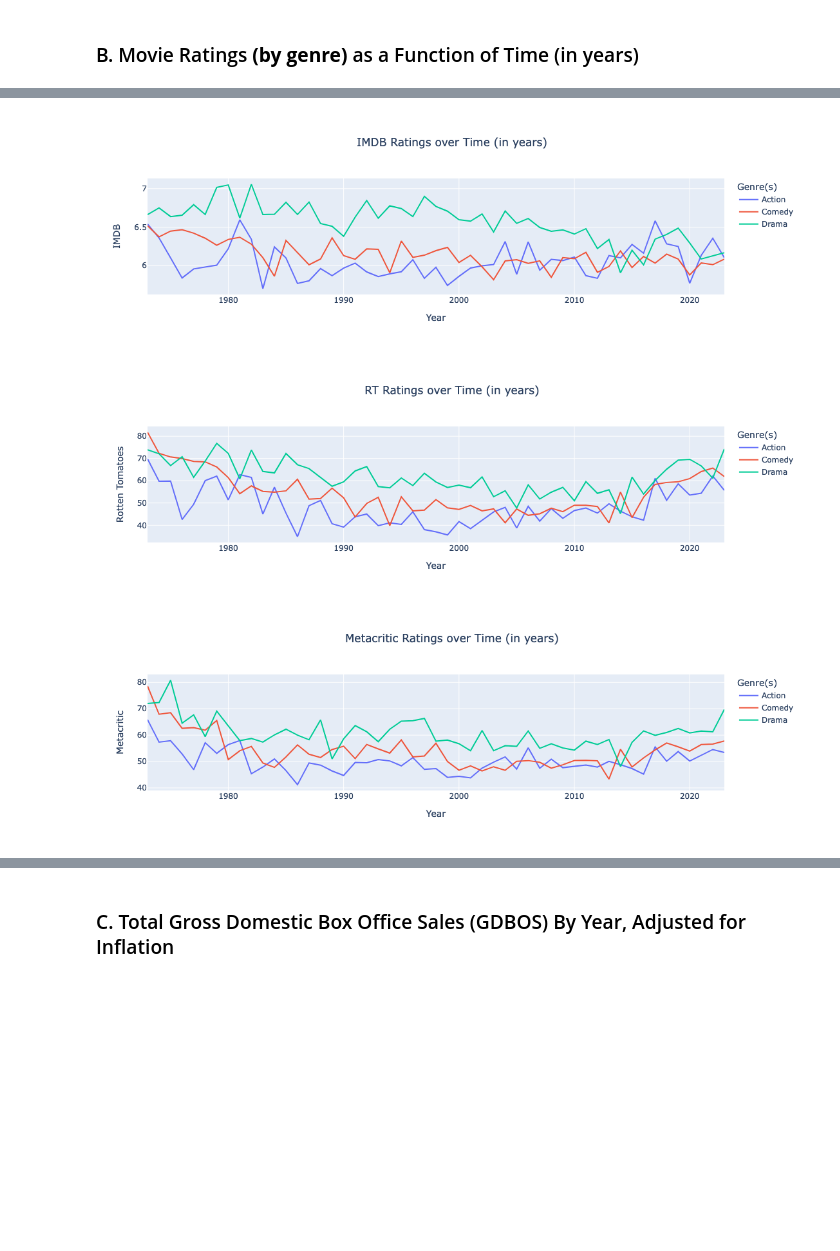
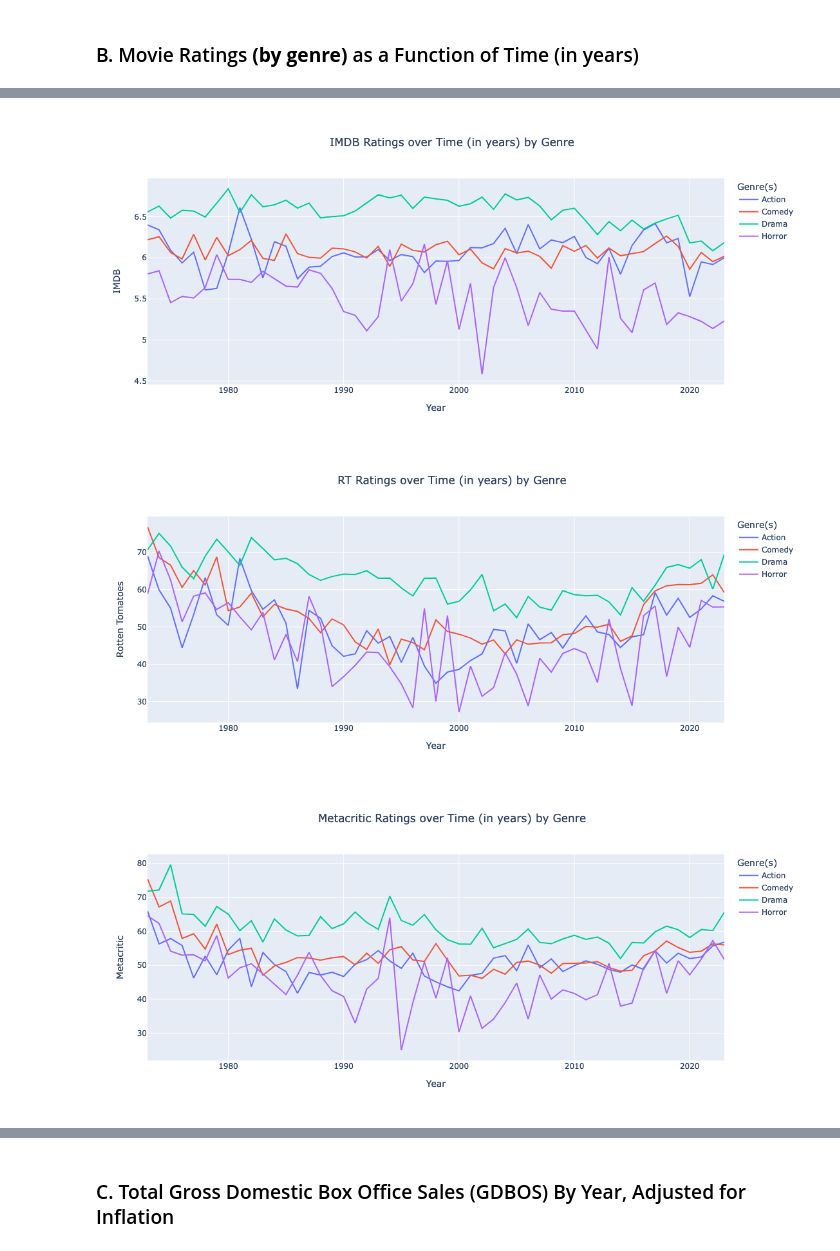
Before and after one commit to tsnow2010/DATA601, a Jupyter notebook: DATA601_Project1/src/main.ipynb, the cells around one changed output, grey strips where cells are left out. Drawn from its saved outputs; the diff is of its cells as text; code cells hidden in the pictures; blank space fills up the shorter version.

```diff
--- a/DATA601_Project1/src/main.ipynb
+++ b/DATA601_Project1/src/main.ipynb
@@ -23,6 +22,7 @@ import plotly.express as px
 # %%
 # Create initial DataFrame from movie_data.csv
 
-df = pd.read_csv('https://raw.githubusercontent.com/tsnow2010/DATA601/refs/heads/main/DATA601_Project1/data/movie_data.csv')
+df = pd.read_csv('movie_data.csv')
+print(f'This dataset has {df.shape[0]} movies.' )
 df.sample(1)
 # %% [output]
@@ -216,48 +277,68 @@ Name: Genre(s), dtype: object
+# %%
+df_groupby_genres2 = df_groupby_genres.reset_index()
+df_groupby_genres2 = df_groupby_genres2[
+    (df_groupby_genres2['Genre(s)'] == 'Drama') |
+    (df_groupby_genres2['Genre(s)'] == "Action") |
+    (df_groupby_genres2['Genre(s)'] == "Comedy") |
+    (df_groupby_genres2['Genre(s)'] == "Horror")
+]
+
+df_groupby_genres_RT_2 = df_groupby_genres_RT.reset_index()
+df_groupby_genres_RT_2 = df_groupby_genres_RT_2[
+    (df_groupby_genres_RT_2['Genre(s)'] == 'Drama') |
+    (df_groupby_genres_RT_2['Genre(s)'] == "Action") |
+    (df_groupby_genres_RT_2['Genre(s)'] == "Comedy") |
+    (df_groupby_genres_RT_2['Genre(s)'] == "Horror")
+]
 # %%
 # Plot movie ratings (by genre) per metric per year.
 
 fig1 = px.line(
-    df_groupby_genres.reset_index(),
+    df_groupby_genres2,
     x = 'Year',
     y = 'IMDB',
     color = 'Genre(s)',
-    title='IMDB Ratings over Time (in years)'
+    title='IMDB Ratings over Time (in years) by Genre',
+    height = 500
 )
 
 fig2 = px.line(
-     df_groupby_genres_RT.reset_index(),
+     df_groupby_genres_RT_2,
      x = 'Year',
      y = 'Rotten Tomatoes',
      color = 'Genre(s)',
-     title='RT Ratings over Time (in years)'
+     title='RT Ratings over Time (in years) by Genre',
+     height = 500
 )
 
 fig3 = px.line(
-     df_groupby_genres.reset_index(),
+     df_groupby_genres2,
      x = 'Year',
      y = 'Metacritic',
      color = 'Genre(s)',
-     title='Metacritic Ratings over Time (in years)'
+     title='Metacritic Ratings over Time (in years) by Genre ',
+     height = 500
 )
 
 fig4 = px.line(
-     df_groupby_genres.reset_index(),
+     df_groupby_genres2,
      x = 'Year',
      y = 'TMDB',
      color = 'Genre(s)',
-     title='TMDB Ratings over Time (in years)'
+     title='TMDB Ratings over Time (in years) by Genre',
+     height = 500
 )
 
 fig1.update_layout(title_x = .5)
 fig2.update_layout(title_x = .5)
 fig3.update_layout(title_x = .5)
 fig4.update_layout(title_x = .5)
 
 fig1.show()
 fig2.show()
 fig3.show()
 fig4.show()
 # %% [output]
-[figure, old version]
+[figure, new version]
-[figure, old version]
+[figure, new version]
-[figure, old version]
+[figure, new version]
```
Also changed, not shown: parts of 14 cells of this notebook, 1 other file.
